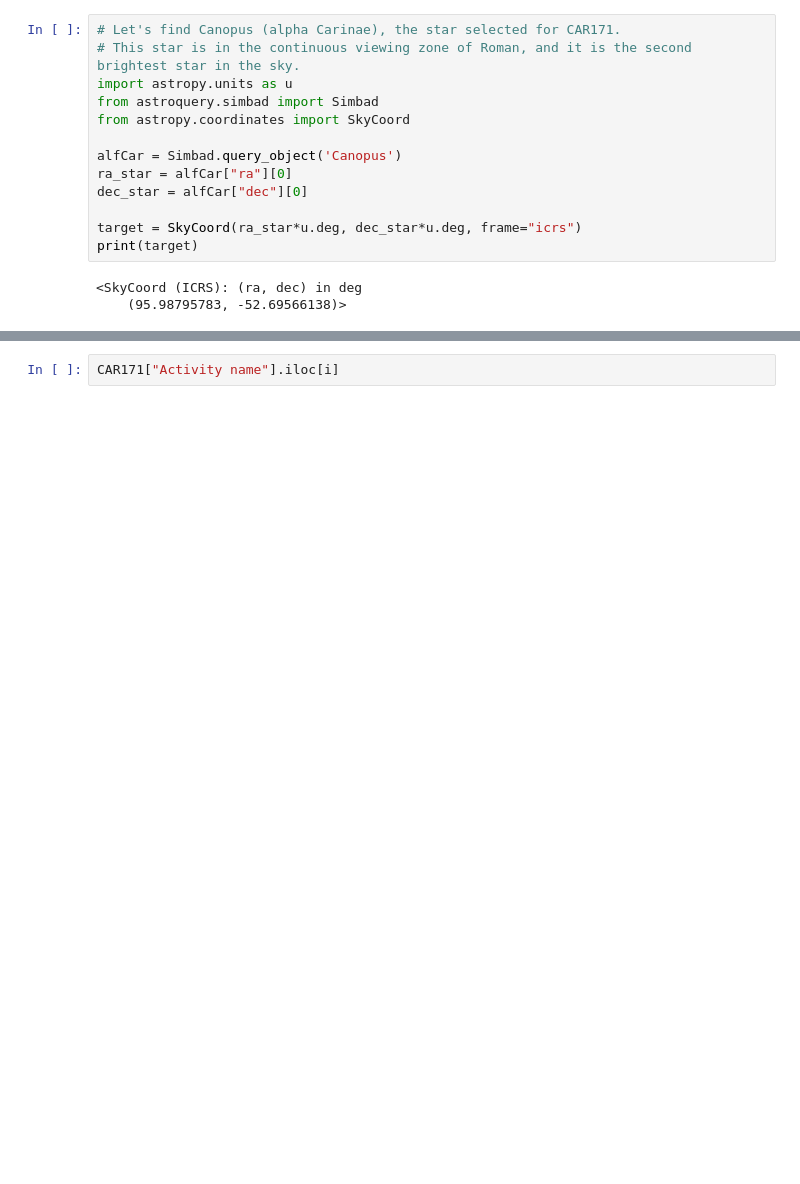
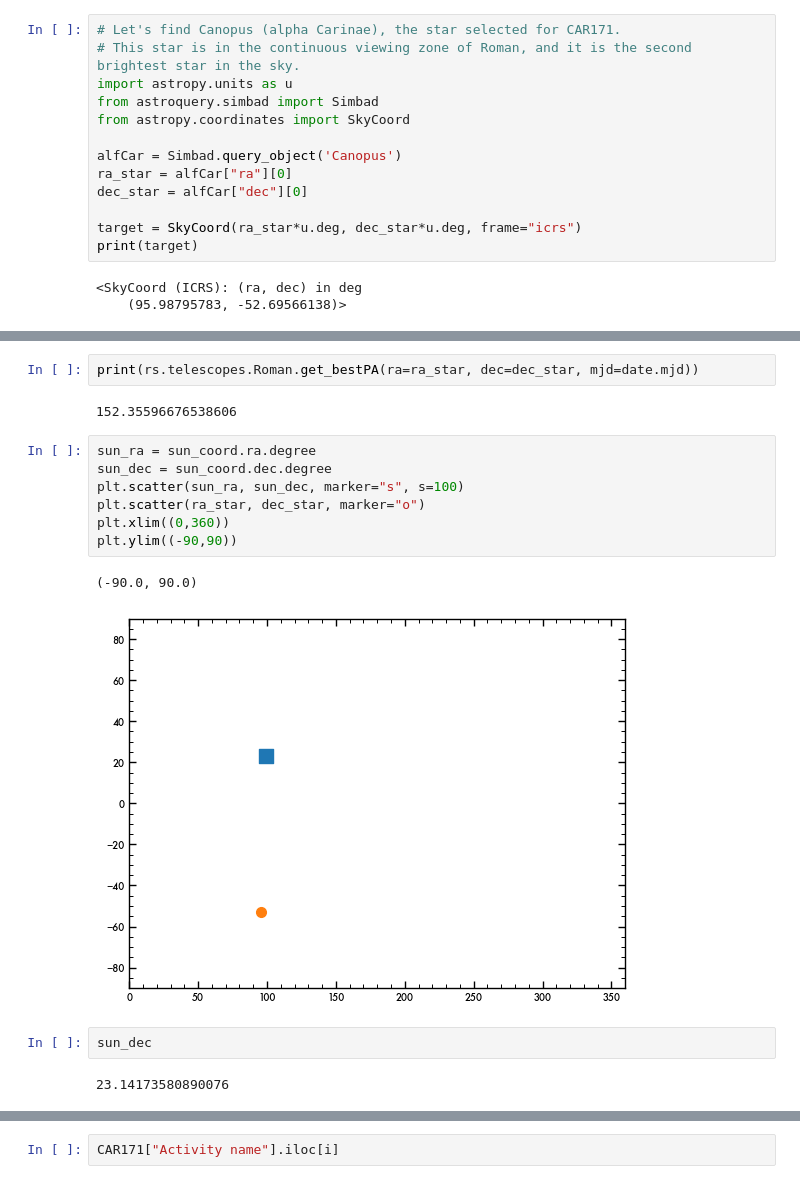
Before and after one commit to Borlaff/ROSALIA, a Jupyter notebook: notebooks/R2_CAR171_Canopus.ipynb, the cells around one changed output, grey strips where cells are left out. Cells and saved outputs as stored; diff of their text form; blank space fills up the shorter version.

```diff
--- a/notebooks/R2_CAR171_Canopus.ipynb
+++ b/notebooks/R2_CAR171_Canopus.ipynb
@@ -30,3 +57,21 @@ print(target)
+# %%
+print(rs.telescopes.Roman.get_bestPA(ra=ra_star, dec=dec_star, mjd=date.mjd))
+# %% [output]
+152.35596676538606
+# %%
+sun_ra = sun_coord.ra.degree
+sun_dec = sun_coord.dec.degree
+plt.scatter(sun_ra, sun_dec, marker="s", s=100)
+plt.scatter(ra_star, dec_star, marker="o")
+plt.xlim((0,360))
+plt.ylim((-90,90))
+# %% [output]
+(-90.0, 90.0)
+[figure, added]
+# %%
+sun_dec
+# %% [output]
+23.14173580890076
 # %%
 CAR171 = pd.read_csv("CAR171_v2_coordinates.csv")
 CAR171
```
Also changed, not shown: parts of 12 cells of this notebook, 28 other files.
